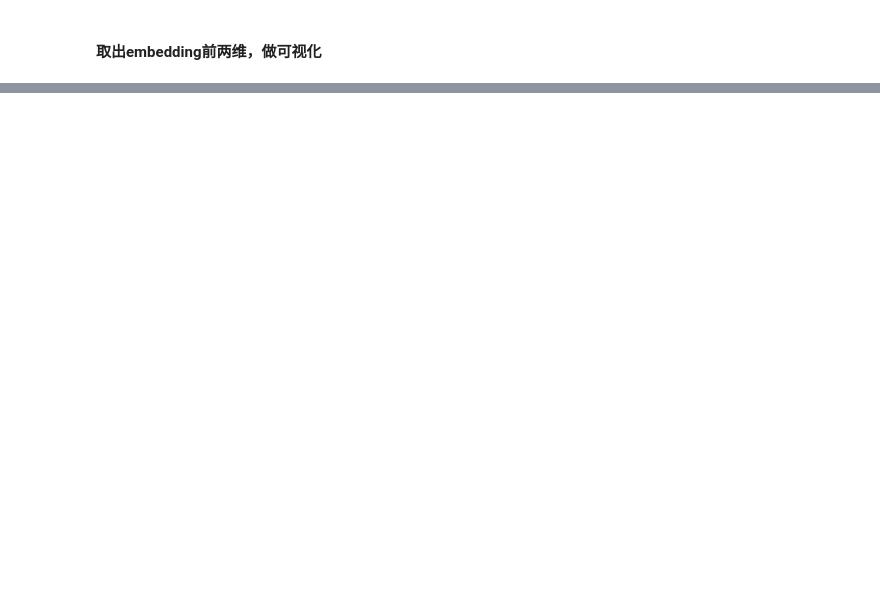
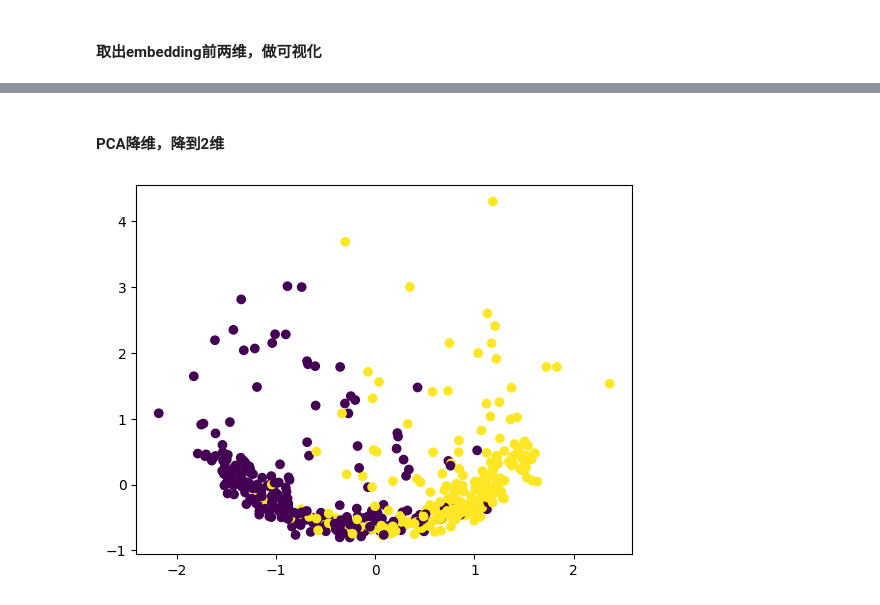
Before and after one commit to Sweet196/Network-Embedding-Algorithm, a Jupyter notebook: notebook/make_moon.ipynb, the cells around one changed output, grey strips where cells are left out. Drawn from its saved outputs; the diff is of its cells as text; code cells hidden in the pictures; blank space fills up the shorter version.

Commit message:
import PCA

```diff
--- a/notebook/make_moon.ipynb
+++ b/notebook/make_moon.ipynb
@@ -83,0 +84,20 @@ plt.show()
+# %% [markdown]
+#### PCA降维，降到2维
+# %%
+import matplotlib.pyplot as plt
+from sklearn.decomposition import PCA
+
+# 先drop掉None
+embeddings = {key: value for key, value in embeddings.items() if value is not None}
+# 假设embeddings是一个字典，其中包含嵌入值
+embeddings_value = list(embeddings.values())
+
+# 使用PCA进行降维
+pca = PCA(n_components=2)
+pca.fit(embeddings_value)
+X_pca = pca.transform(embeddings_value)
+
+plt.scatter(X_pca[:, 0], X_pca[:, 1], c=label)
+plt.show()
+# %% [output]
+[figure, added]
```
Also changed, not shown: parts of 5 cells of this notebook, 1 other file.
